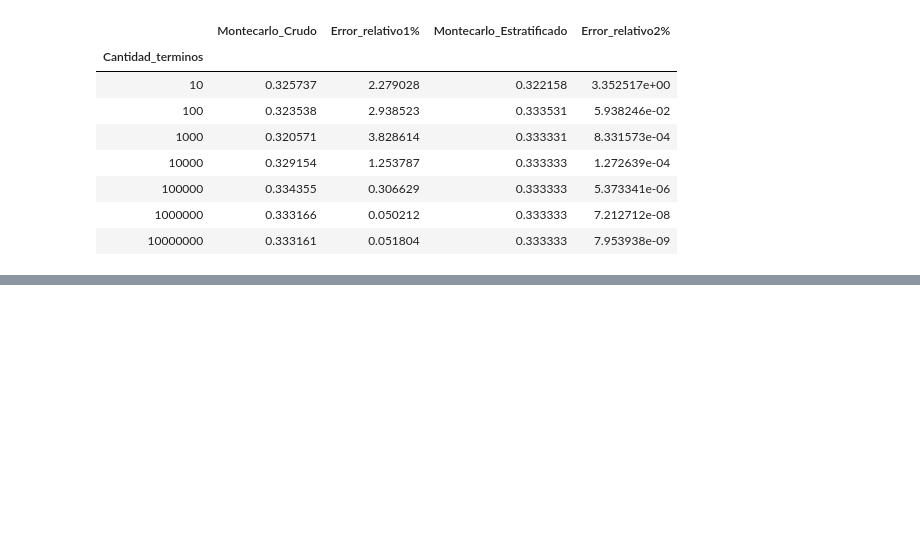
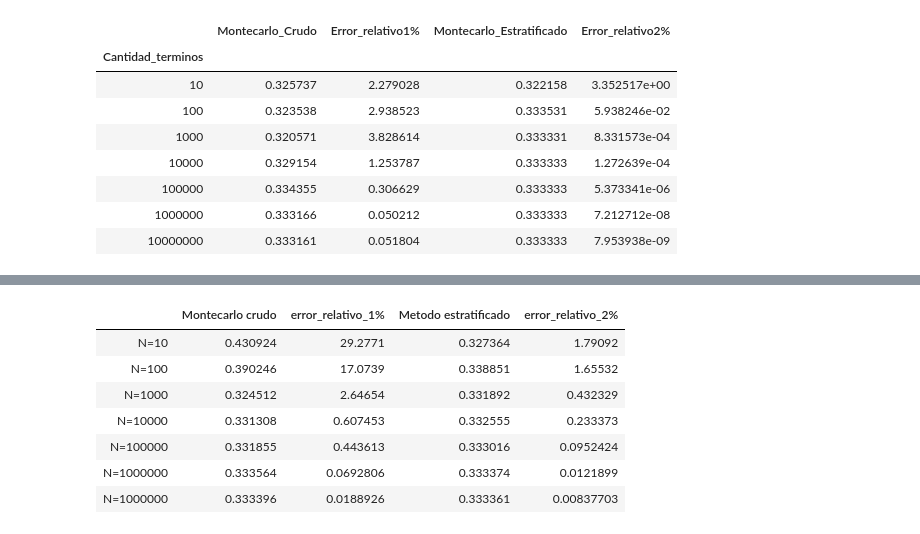
Before and after one commit to AndresHdzJmz/Tarea7_AHernandez_ARodriguez, a Jupyter notebook: Tarea_7_AHernandez_ARodriguez.ipynb, the cells around one changed output, grey strips where cells are left out. Cells and saved outputs as stored; diff of their text form; code cells hidden in the pictures; blank space fills up the shorter version.

```diff
--- a/Tarea_7_AHernandez_ARodriguez.ipynb
+++ b/Tarea_7_AHernandez_ARodriguez.ipynb
@@ -93,0 +136,52 @@ df
+# %%
+np.random.seed(6969)
+mean_estr=[]
+er_rela2=[]
+for i in N:
+    n1 = int(i*0.2)
+    n2 = int(i*0.2)
+    n3 = int(i*0.25)
+    n4 = int(i*0.15)
+    n5 = int(i*0.2)
+    r1 = np.random.uniform(0,0.3,n1)
+    r2 = np.random.uniform(0.3,0.5,n2)
+    r3 = np.random.uniform(0.5,0.7,n3)
+    r4 = np.random.uniform(0.7,0.9,n4)
+    r5 = np.random.uniform(0.9,1,n5)
+    r = [r1,r2,r3,r4,r5]
+
+    m = range(len(r))
+
+    w1 = (((i*0.2)/i)/0.3)
+    w2 = (((i*0.2)/i)/0.2)
+    w3 = (((i*0.25)/i)/0.2)
+    w4 = (((i*0.15)/i)/0.2)
+    w5 = (((i*0.2)/i)/0.1)
+
+    w = [w1,w2,w3,w4,w5]
+
+    ran = list(map(lambda ri,wi:np.asarray(list(map(lambda x:x**2,ri)))/wi,r,w))
+
+    mean_estr1 = np.concatenate(ran).mean()
+    mean_estr.append(mean_estr1)
+
+    error_e = np.abs(mean_estr1-I)*100/I
+    er_rela2.append(error_e)
+# %%
+index = ['Montecarlo crudo', 'error_relativo_1%','Metodo estratificado','error_relativo_2%']
+
+tabla = pd.DataFrame(index = index, columns =['N=10','N=100','N=1000','N=10000','N=100000','N=1000000','N=1000000'])
+tabla.loc['Montecarlo crudo'] = mean
+tabla.loc['error_relativo_1%'] = er_rela1
+tabla.loc['Metodo estratificado'] = mean_estr
+tabla.loc['error_relativo_2%'] = er_rela2
+tabla.T
+# %% [output]
+|  | Montecarlo crudo | error_relativo_1% | Metodo estratificado | error_relativo_2% |
+| N=10 | 0.430924 | 29.2771 | 0.327364 | 1.79092 |
+| N=100 | 0.390246 | 17.0739 | 0.338851 | 1.65532 |
+| N=1000 | 0.324512 | 2.64654 | 0.331892 | 0.432329 |
+| N=10000 | 0.331308 | 0.607453 | 0.332555 | 0.233373 |
+| N=100000 | 0.331855 | 0.443613 | 0.333016 | 0.0952424 |
+| N=1000000 | 0.333564 | 0.0692806 | 0.333374 | 0.0121899 |
+| N=1000000 | 0.333396 | 0.0188926 | 0.333361 | 0.00837703 |
```
Also changed, not shown: parts of 4 cells of this notebook.
